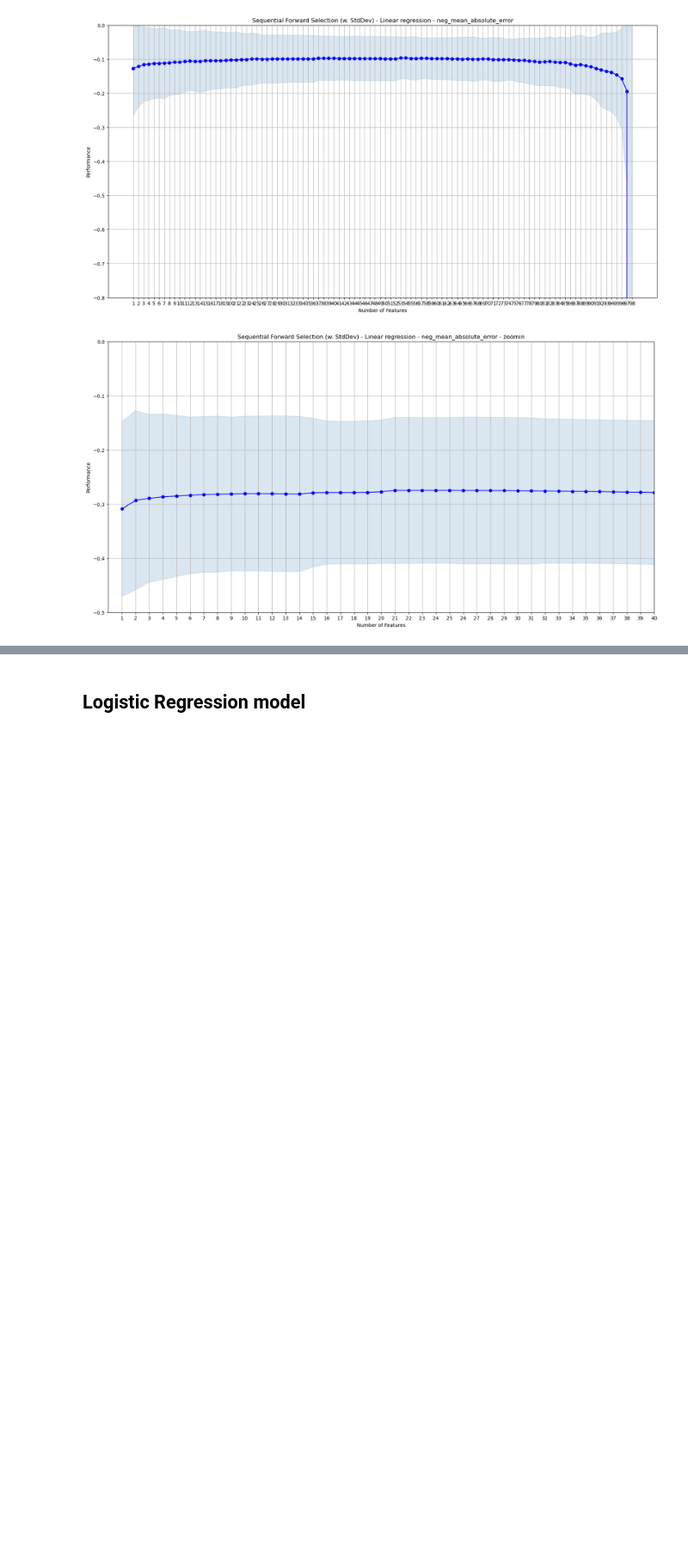
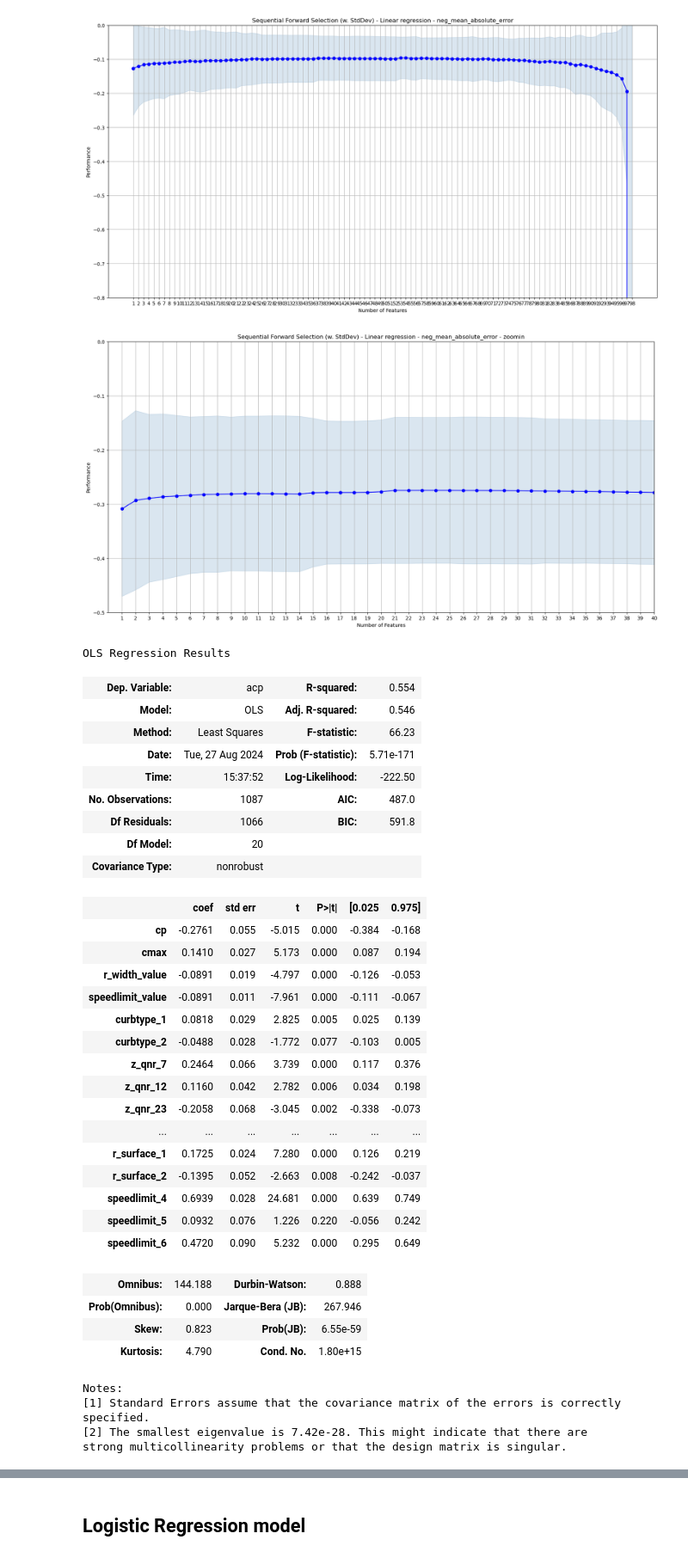
Before and after one commit to yeluH/MT_FI, a Jupyter notebook: Notebooks/0_Regression_presence_of_accident.ipynb, the cells around one changed output, grey strips where cells are left out. Shown at 86% size. Drawn from its saved outputs; the diff is of its cells as text; code cells hidden in the pictures; blank space fills up the shorter version.

```diff
--- a/Notebooks/0_Regression_presence_of_accident.ipynb
+++ b/Notebooks/0_Regression_presence_of_accident.ipynb
@@ -553,4 +646,46 @@ selected_columns = list(selected_features16.k_feature_names_)
 # selected_features14: linear regression, neg_mean_absolute_error, cv = 10
 # selected_features15: linear regression, neg_mean_absolute_error, cv = 15
 # selected_features16: linear regression, neg_mean_absolute_error, cv = 20
+# %%
+# OLS
+df_selected = dfacrpv[selected_columns]
+
+m0 = sm.OLS(y, df_selected)
+r0 = m0.fit()
+r0.summary()
+# %% [output]
+OLS Regression Results
+| Dep. Variable: | acp | R-squared: | 0.554 |
+| Model: | OLS | Adj. R-squared: | 0.546 |
+| Method: | Least Squares | F-statistic: | 66.23 |
+| Date: | Tue, 27 Aug 2024 | Prob (F-statistic): | 5.71e-171 |
+| Time: | 15:37:52 | Log-Likelihood: | -222.50 |
+| No. Observations: | 1087 | AIC: | 487.0 |
+| Df Residuals: | 1066 | BIC: | 591.8 |
+| Df Model: | 20 |  |  |
+| Covariance Type: | nonrobust |  |  |
+|  | coef | std err | t | P>|t| | [0.025 | 0.975] |
+| cp | -0.2761 | 0.055 | -5.015 | 0.000 | -0.384 | -0.168 |
+| cmax | 0.1410 | 0.027 | 5.173 | 0.000 | 0.087 | 0.194 |
+| r_width_value | -0.0891 | 0.019 | -4.797 | 0.000 | -0.126 | -0.053 |
+| speedlimit_value | -0.0891 | 0.011 | -7.961 | 0.000 | -0.111 | -0.067 |
+| curbtype_1 | 0.0818 | 0.029 | 2.825 | 0.005 | 0.025 | 0.139 |
+| curbtype_2 | -0.0488 | 0.028 | -1.772 | 0.077 | -0.103 | 0.005 |
+| z_qnr_7 | 0.2464 | 0.066 | 3.739 | 0.000 | 0.117 | 0.376 |
+| z_qnr_12 | 0.1160 | 0.042 | 2.782 | 0.006 | 0.034 | 0.198 |
+| z_qnr_23 | -0.2058 | 0.068 | -3.045 | 0.002 | -0.338 | -0.073 |
+| ... | ... | ... | ... | ... | ... | ... |
+| r_surface_1 | 0.1725 | 0.024 | 7.280 | 0.000 | 0.126 | 0.219 |
+| r_surface_2 | -0.1395 | 0.052 | -2.663 | 0.008 | -0.242 | -0.037 |
+| speedlimit_4 | 0.6939 | 0.028 | 24.681 | 0.000 | 0.639 | 0.749 |
+| speedlimit_5 | 0.0932 | 0.076 | 1.226 | 0.220 | -0.056 | 0.242 |
+| speedlimit_6 | 0.4720 | 0.090 | 5.232 | 0.000 | 0.295 | 0.649 |
+| Omnibus: | 144.188 | Durbin-Watson: | 0.888 |
+| Prob(Omnibus): | 0.000 | Jarque-Bera (JB): | 267.946 |
+| Skew: | 0.823 | Prob(JB): | 6.55e-59 |
+| Kurtosis: | 4.790 | Cond. No. | 1.80e+15 |
+Notes:
+[1] Standard Errors assume that the covariance matrix of the errors is correctly specified.
+[2] The smallest eigenvalue is 7.42e-28. This might indicate that there are
+strong multicollinearity problems or that the design matrix is singular.
 # %%
```
Also changed, not shown: parts of 32 cells of this notebook.
